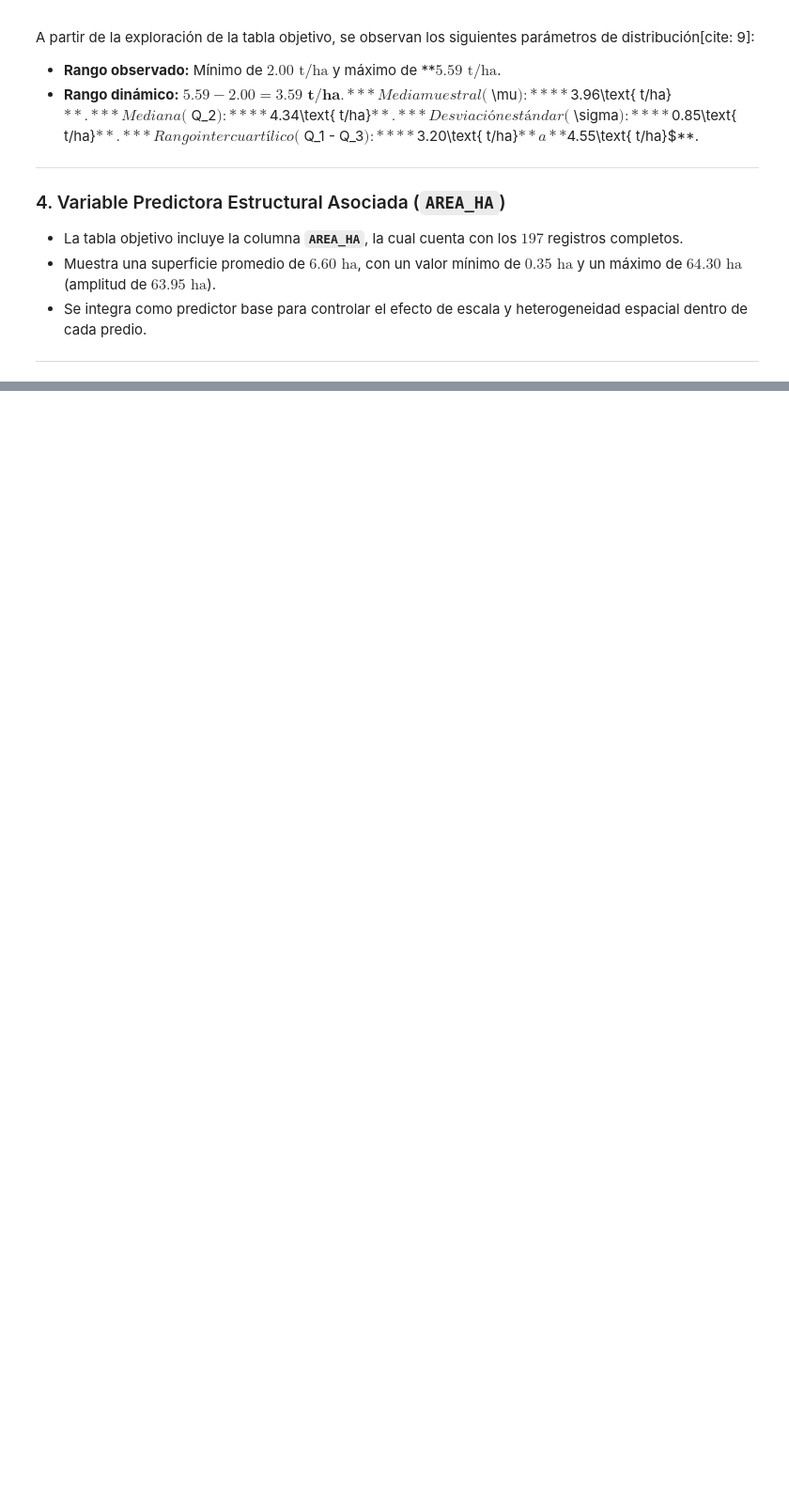
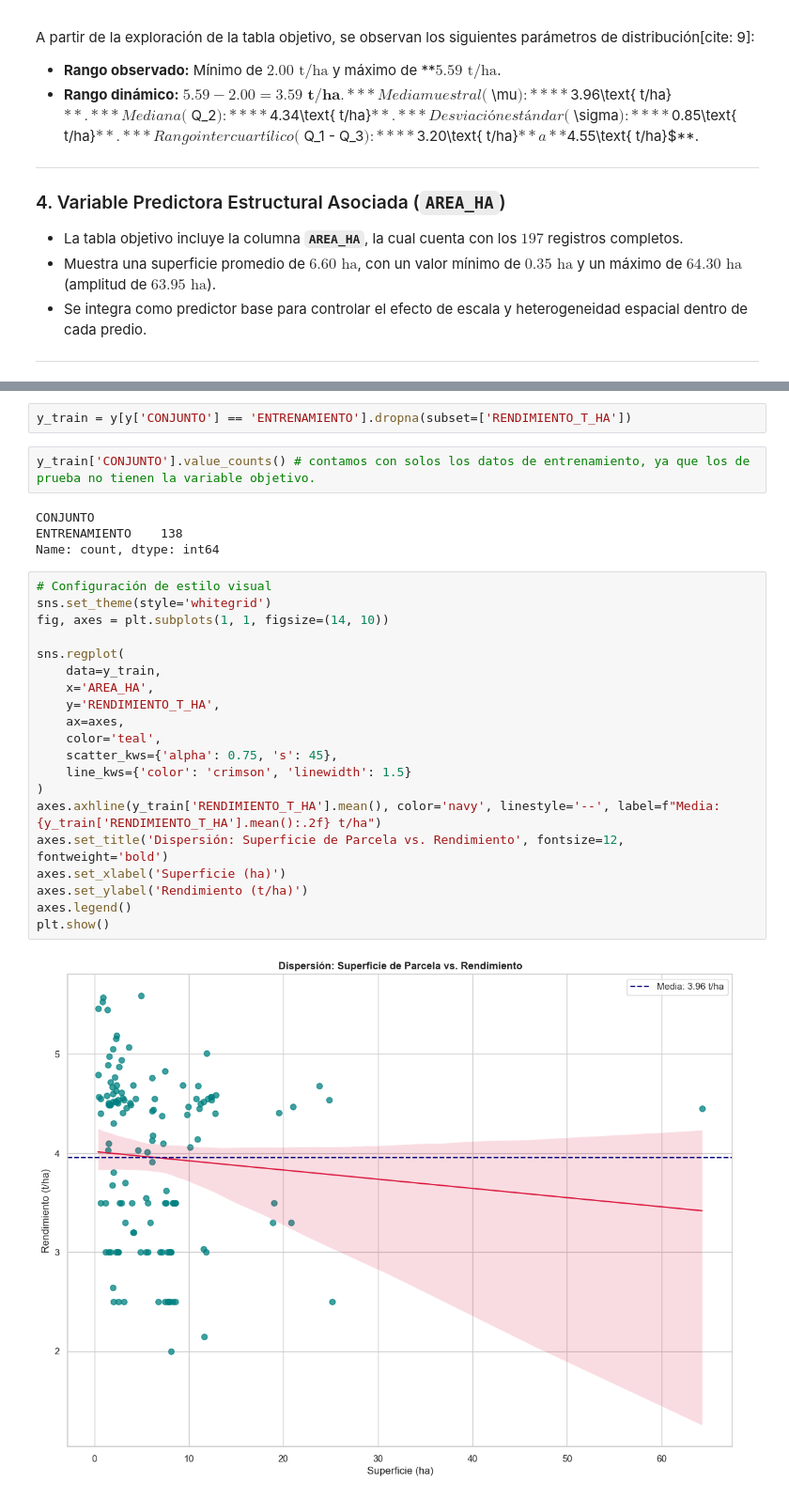
Before and after one commit to gerarsau07/AgroRaices, a Jupyter notebook: exploracion.ipynb, the cells around one changed output, grey strips where cells are left out. Shown at 94% size. Cells and saved outputs as stored; diff of their text form; blank space fills up the shorter version.

Commit message:
Compresion Datos: Graficacion y

```diff
--- a/exploracion.ipynb
+++ b/exploracion.ipynb
@@ -303,0 +308,30 @@ A partir de la exploración de la tabla objetivo, se observan los siguientes par
+# %%
+y_train = y[y['CONJUNTO'] == 'ENTRENAMIENTO'].dropna(subset=['RENDIMIENTO_T_HA'])
+# %%
+y_train['CONJUNTO'].value_counts() # contamos con solos los datos de entrenamiento, ya que los de prueba no tienen la variable objetivo.
+# %% [output]
+CONJUNTO
+ENTRENAMIENTO    138
+Name: count, dtype: int64
+# %%
+# Configuración de estilo visual
+sns.set_theme(style='whitegrid')
+fig, axes = plt.subplots(1, 1, figsize=(14, 10))
+
+sns.regplot(
+    data=y_train,
+    x='AREA_HA',
+    y='RENDIMIENTO_T_HA',
+    ax=axes,
+    color='teal',
+    scatter_kws={'alpha': 0.75, 's': 45},
+    line_kws={'color': 'crimson', 'linewidth': 1.5}
+)
+axes.axhline(y_train['RENDIMIENTO_T_HA'].mean(), color='navy', linestyle='--', label=f"Media: {y_train['RENDIMIENTO_T_HA'].mean():.2f} t/ha")
+axes.set_title('Dispersión: Superficie de Parcela vs. Rendimiento', fontsize=12, fontweight='bold')
+axes.set_xlabel('Superficie (ha)')
+axes.set_ylabel('Rendimiento (t/ha)')
+axes.legend()
+plt.show()
+# %% [output]
+[figure, added]
```
Also changed, not shown: parts of 3 cells of this notebook.
